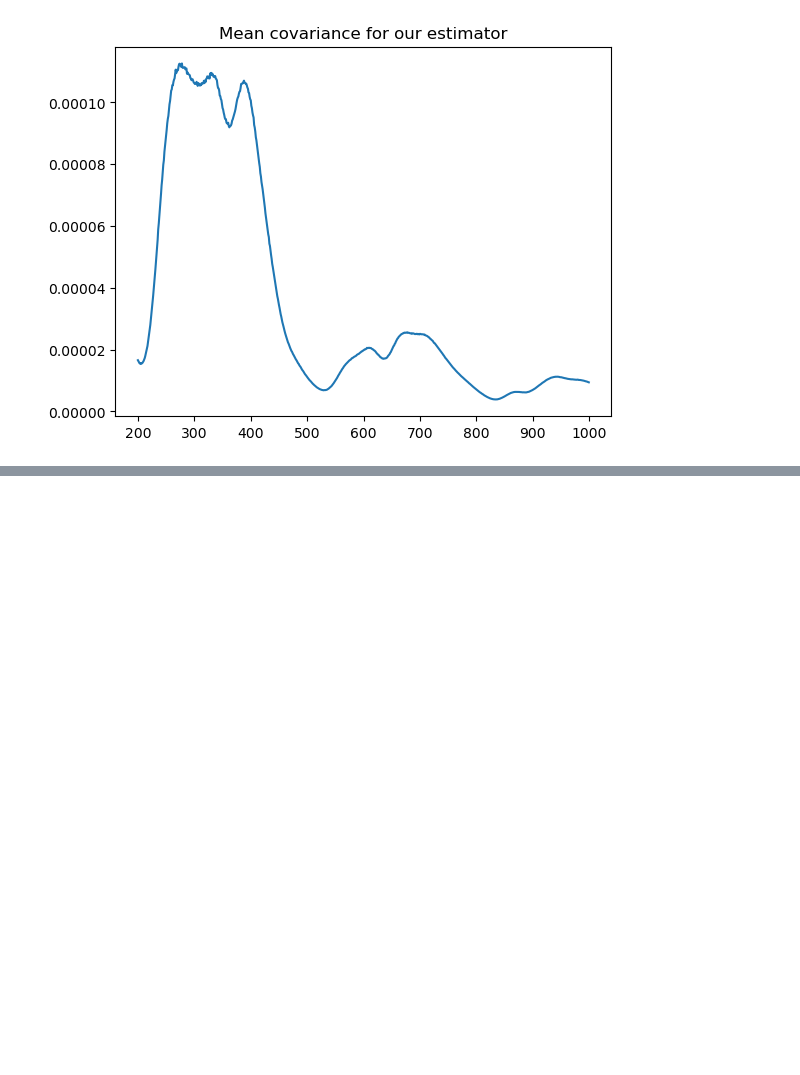
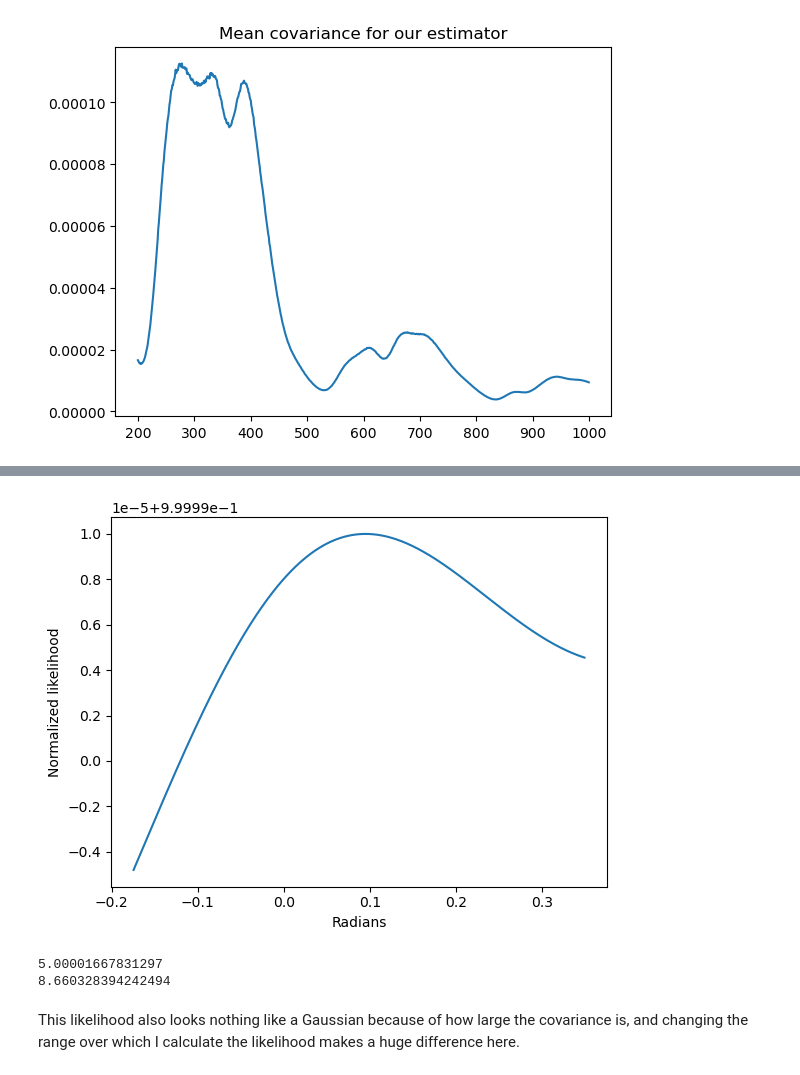
Before and after one commit to zhuber21/act-axion-analysis, a Jupyter notebook: notebooks/healpy_only_mask_test_11_20240423.ipynb, the cells around one changed output, grey strips where cells are left out. Saved outputs shown, nothing was run; the diff lists cells and outputs as text; code cells hidden in the pictures; blank space fills up the shorter version.

```diff
--- a/notebooks/healpy_only_mask_test_11_20240423.ipynb
+++ b/notebooks/healpy_only_mask_test_11_20240423.ipynb
@@ -594,0 +622,28 @@ print(std_dev * 180./np.pi)
+# %%
+angles_deg = np.linspace(-10.0,20.0,num=100000)
+angles_rad = np.deg2rad(angles_deg)
+
+bin_sampled_eb_likelihood = []
+
+for angle in angles_rad:
+    likelihood = null_eb_estimator_likelihood(angle,mean_EB_rot,mean_EE_rot,mean_BB_rot,ClEE[min_ell:max_ell])
+    bin_sampled_eb_likelihood.append(likelihood)
+
+norm_sampled_eb_likelihood = bin_sampled_eb_likelihood/np.max(bin_sampled_eb_likelihood)
+# %%
+plt.plot(angles_rad,norm_sampled_eb_likelihood)
+plt.ylabel("Normalized likelihood")
+plt.xlabel("Radians")
+plt.show()
+plt.close()
+# %% [output]
+[figure, added]
+# %%
+mean, std_dev = gaussian_fit_moment(angles_rad,norm_sampled_eb_likelihood)
+print(mean * 180./np.pi)
+print(std_dev * 180./np.pi)
+# %% [output]
+5.00001667831297
+8.660328394242494
+# %% [markdown]
+This likelihood also looks nothing like a Gaussian because of how large the covariance is, and changing the range over which I calculate the likelihood makes a huge difference here.
```
Also changed, not shown: parts of 7 cells of this notebook, 1 other file.
